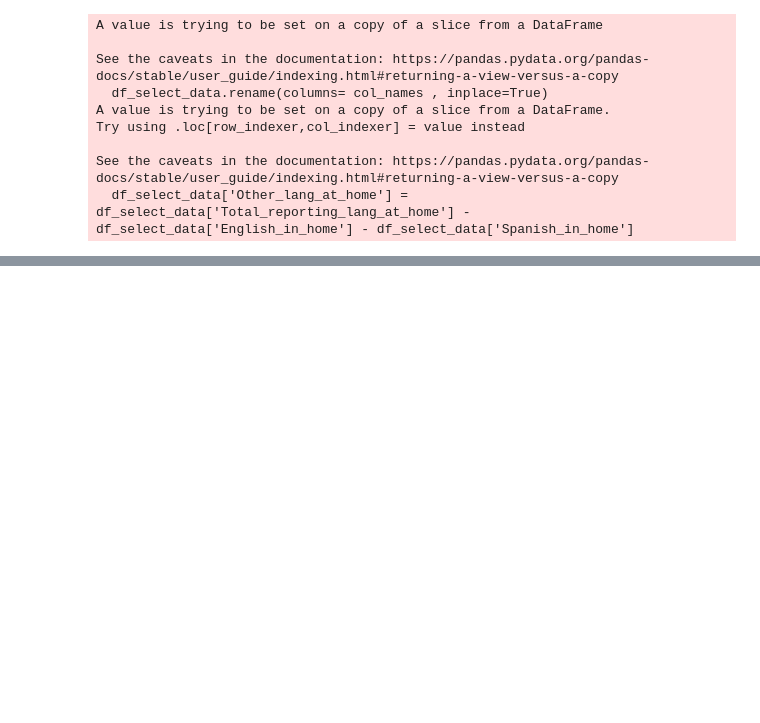
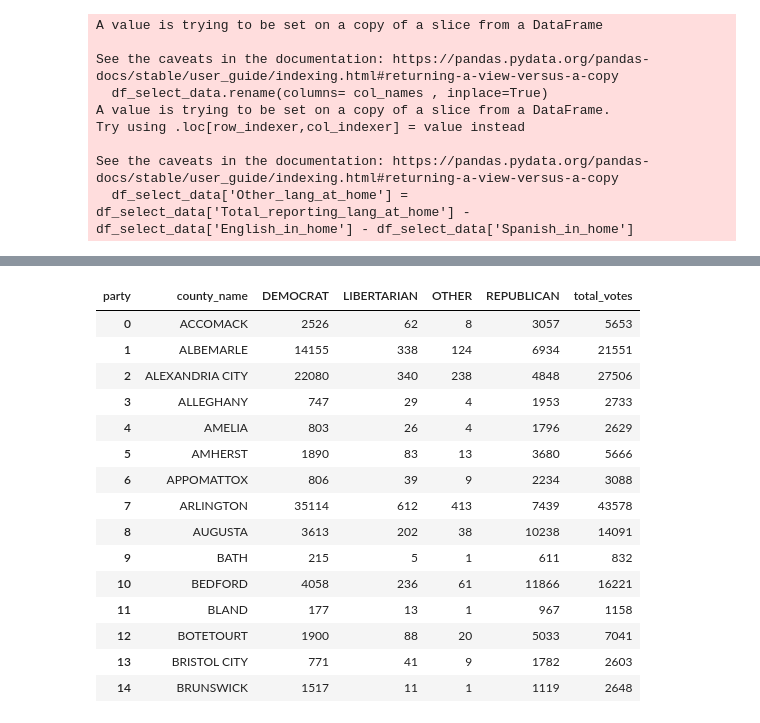
Before and after one commit to dha5sm/project_voting, a Jupyter notebook: Data_exploration_project_voting.ipynb, the cells around one changed output, grey strips where cells are left out. Saved outputs shown, nothing was run; the diff lists cells and outputs as text; code cells hidden in the pictures; blank space fills up the shorter version.

```diff
--- a/Data_exploration_project_voting.ipynb
+++ b/Data_exploration_project_voting.ipynb
@@ -217,0 +228,28 @@ df_Votes_party = selected voting data by party and county in VA 2020
+# %%
+df_Votes_party.shape
+df_Votes_party.head(15)
+
+# csv_file = 'df_votes.csv'
+# df_Votes_party.to_csv(csv_file, index=False)
+# try:
+#     from google.colab import files
+#     files.download(csv_file)
+# except ModuleNotFoundError:
+#     print("Not in Google Colab, unable to download the file.")
+# %% [output]
+| party | county_name | DEMOCRAT | LIBERTARIAN | OTHER | REPUBLICAN | total_votes |
+| 0 | ACCOMACK | 2526 | 62 | 8 | 3057 | 5653 |
+| 1 | ALBEMARLE | 14155 | 338 | 124 | 6934 | 21551 |
+| 2 | ALEXANDRIA CITY | 22080 | 340 | 238 | 4848 | 27506 |
+| 3 | ALLEGHANY | 747 | 29 | 4 | 1953 | 2733 |
+| 4 | AMELIA | 803 | 26 | 4 | 1796 | 2629 |
+| 5 | AMHERST | 1890 | 83 | 13 | 3680 | 5666 |
+| 6 | APPOMATTOX | 806 | 39 | 9 | 2234 | 3088 |
+| 7 | ARLINGTON | 35114 | 612 | 413 | 7439 | 43578 |
+| 8 | AUGUSTA | 3613 | 202 | 38 | 10238 | 14091 |
+| 9 | BATH | 215 | 5 | 1 | 611 | 832 |
+| 10 | BEDFORD | 4058 | 236 | 61 | 11866 | 16221 |
+| 11 | BLAND | 177 | 13 | 1 | 967 | 1158 |
+| 12 | BOTETOURT | 1900 | 88 | 20 | 5033 | 7041 |
+| 13 | BRISTOL CITY | 771 | 41 | 9 | 1782 | 2603 |
+| 14 | BRUNSWICK | 1517 | 11 | 1 | 1119 | 2648 |
```
Also changed, not shown: parts of 3 cells of this notebook.
